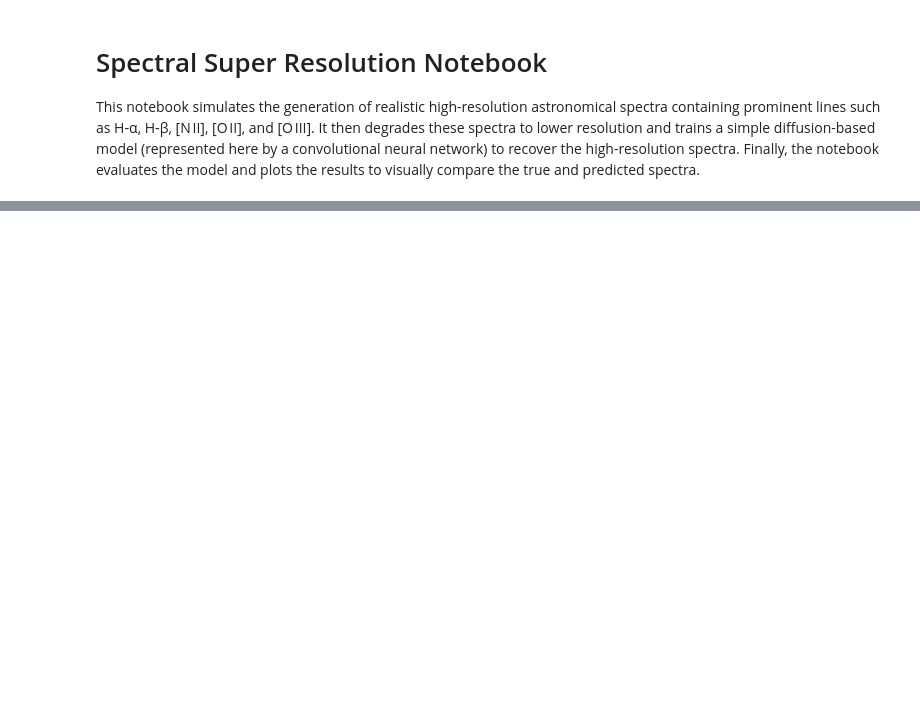
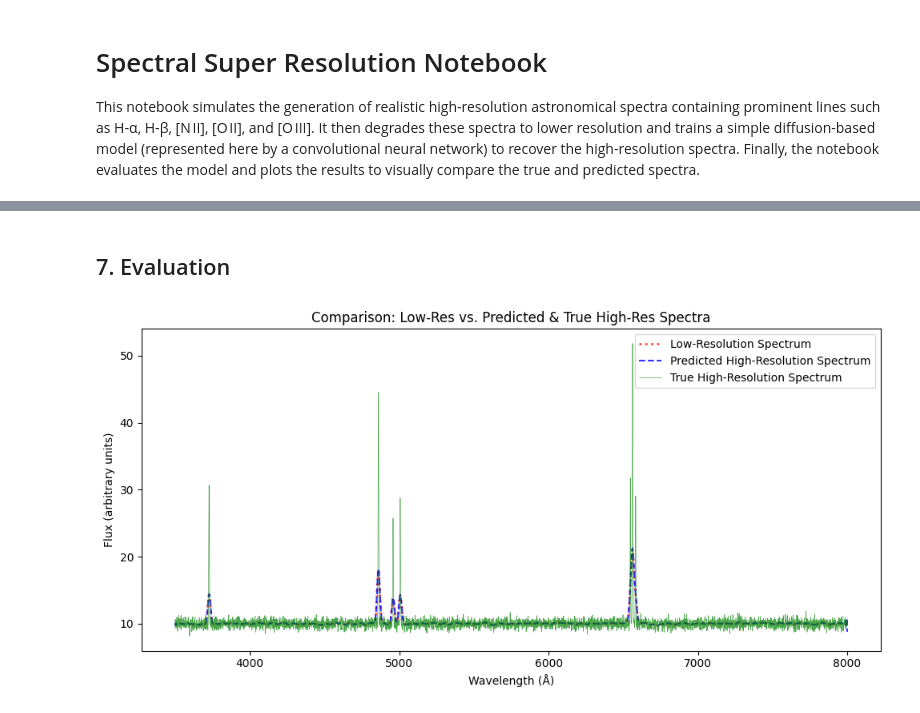
Before and after one commit to aryana-haghjoo/super_resolution, a Jupyter notebook: toy_model/low_to_high_spectra.ipynb, the cells around one changed output, grey strips where cells are left out. Cells and saved outputs as stored; diff of their text form; code cells hidden in the pictures; blank space fills up the shorter version.

```diff
--- a/toy_model/low_to_high_spectra.ipynb
+++ b/toy_model/low_to_high_spectra.ipynb
@@ -167,0 +114,19 @@ Epoch 10/10, Loss: 2.8035
+# %%
+num_epochs = 20
+for epoch in range(num_epochs):
+    model.train()
+    running_loss = 0
+    for low_res_batch, high_res_batch in train_loader:
+        # Add a channel dimension (batch, 1, spectrum_length)
+        low_res_batch = low_res_batch.unsqueeze(1)
+        high_res_batch = high_res_batch.unsqueeze(1)
+
+        optimizer.zero_grad()
+        outputs = model(low_res_batch)
+        loss = criterion(outputs, high_res_batch)
+        loss.backward()
+        optimizer.step()
+        running_loss += loss.item() * low_res_batch.size(0)
+
+    epoch_loss = running_loss / len(train_loader.dataset)
+    print(f"Epoch {epoch+1}/{num_epochs}, Loss: {epoch_loss:.4f}")
@@ -167,0 +154,2 @@ Epoch 10/10, Loss: 2.8035
+# %% [markdown]
+## 7. Evaluation
@@ -167,0 +168,45 @@ Epoch 10/10, Loss: 2.8035
+# %%
+sample_idx = 0  # pick which sample you want to plot
+
+plt.figure(figsize=(10, 5))
+
+# Plot low-resolution
+plt.plot(
+    wavelengths,
+    low_res_eval_np[sample_idx],
+    label='Low-Resolution Spectrum',
+    color='red',
+    linestyle=':',
+    linewidth=2,
+    alpha=0.7
+)
+
+# Plot predicted high-resolution
+plt.plot(
+    wavelengths,
+    predictions_np[sample_idx],
+    label='Predicted High-Resolution Spectrum',
+    color='blue',
+    linestyle='--',
+    linewidth=1.5,
+    alpha=0.8
+)
+
+# Plot true high-resolution with thinner line and transparency
+plt.plot(
+    wavelengths,
+    high_res_eval_np[sample_idx],
+    label='True High-Resolution Spectrum',
+    color='green',
+    linewidth=0.5,
+    alpha=0.7
+)
+
+plt.xlabel('Wavelength (Å)')
+plt.ylabel('Flux (arbitrary units)')
+plt.title('Comparison: Low-Res vs. Predicted & True High-Res Spectra')
+plt.legend()
+plt.tight_layout()
+plt.show()
+# %% [output]
+[figure, added]
```
Also changed, not shown: parts of 13 cells of this notebook.
